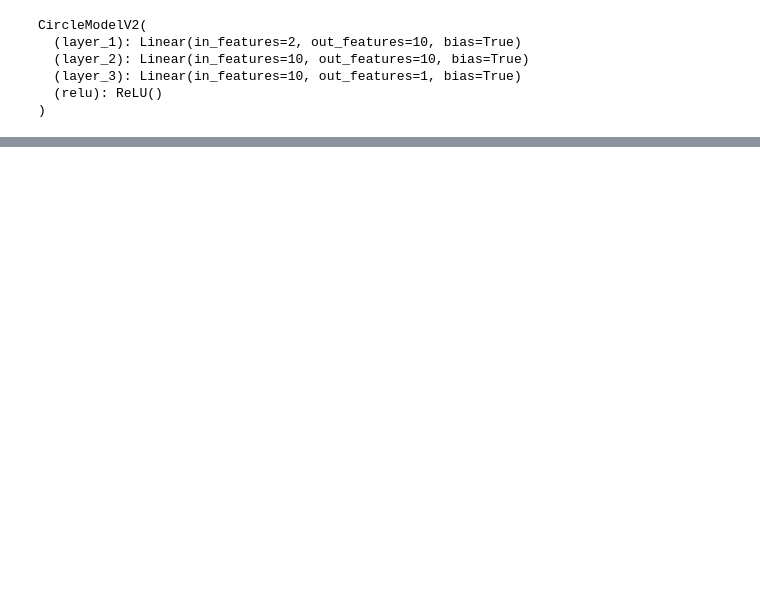
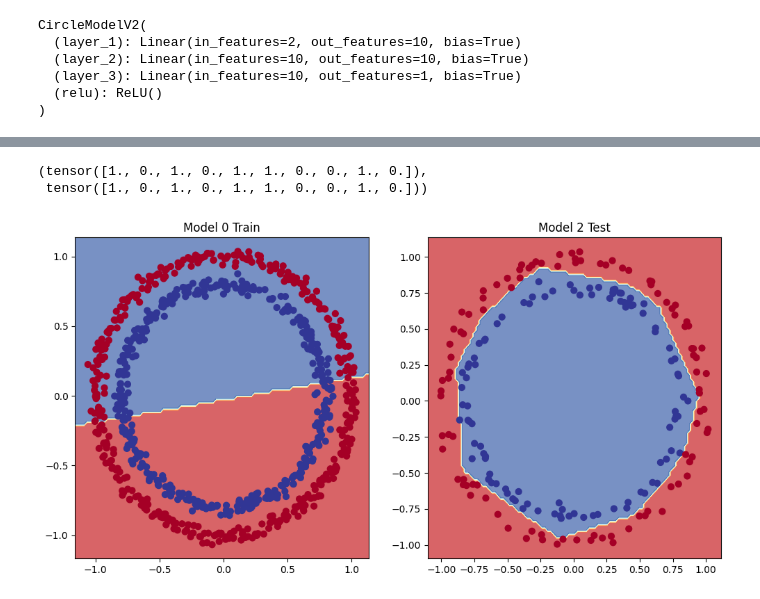
Before and after one commit to Musawer-Afzal/PyTorch-for-DL---Complete-Course, a Jupyter notebook: 02_pytorch_classification.ipynb, the cells around one changed output, grey strips where cells are left out. Saved outputs shown, nothing was run; the diff lists cells and outputs as text; code cells hidden in the pictures; blank space fills up the shorter version.

```diff
--- a/02_pytorch_classification.ipynb
+++ b/02_pytorch_classification.ipynb
@@ -752,3 +754,9 @@ CircleModelV2(
   (layer_3): Linear(in_features=10, out_features=1, bias=True)
   (relu): ReLU()
 )
+# %%
+# Setup loss and optimizer
+loss_fn = nn.BCEWithLogitsLoss()
+
+optimizer = torch.optim.SGD(params = model_3.parameters(),
+                            lr = 0.1)
@@ -754,0 +815,19 @@ CircleModelV2(
+# %%
+model_3.eval()
+with torch.inference_mode():
+  y_preds = torch.round(torch.sigmoid(model_3(X_test))).squeeze()
+
+y_preds[:10], y_test[:10]
+# %% [output]
+(tensor([1., 0., 1., 0., 1., 1., 0., 0., 1., 0.]),
+ tensor([1., 0., 1., 0., 1., 1., 0., 0., 1., 0.]))
+# %%
+plt.figure(figsize = (12, 6))
+plt.subplot(1, 2, 1)
+plt.title("Model 0 Train")
+plot_decision_boundary(model_1, X_train, y_train)
+plt.subplot(1, 2, 2)
+plt.title("Model 2 Test")
+plot_decision_boundary(model_3, X_test, y_test)
+# %% [output]
+[figure, added]
```
Also changed, not shown: parts of 22 cells of this notebook.
